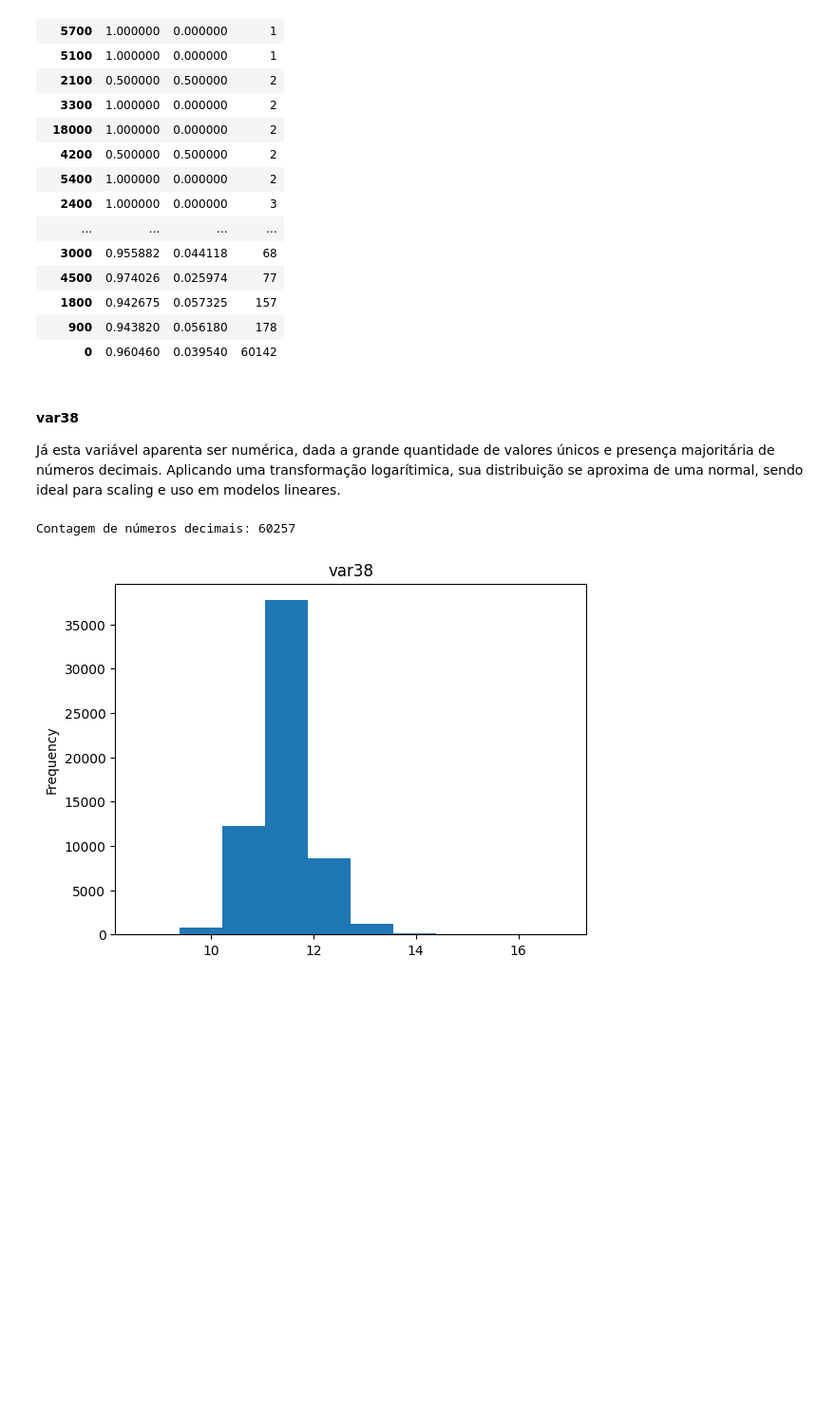
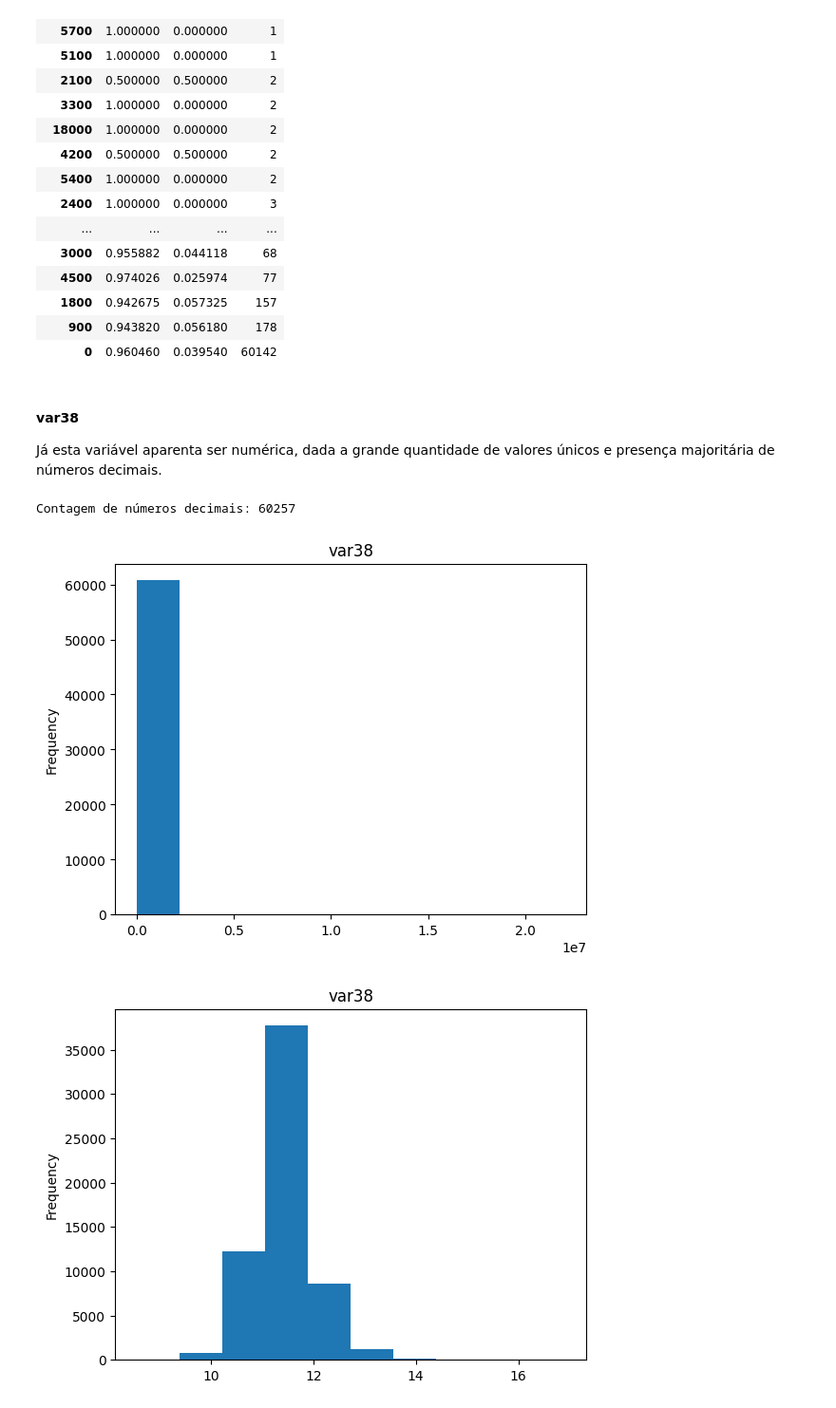
Before and after one commit to FelipeViacava/data-masters-case, a Jupyter notebook: 01-eda.ipynb, the cells around one changed output. Shown at 95% size. Drawn from its saved outputs; the diff is of its cells as text; code cells hidden in the pictures; blank space fills up the shorter version.

```diff
--- a/01-eda.ipynb
+++ b/01-eda.ipynb
@@ -677,7 +677,7 @@ ct.sort_values(by="count")
 | 0 | 0.960460 | 0.039540 | 60142 |
 # %% [markdown]
 #### var38
-Já esta variável aparenta ser numérica, dada a grande quantidade de valores únicos e presença majoritária de números decimais. Aplicando uma transformação logarítimica, sua distribuição se aproxima de uma normal, sendo ideal para scaling e uso em modelos lineares.
+Já esta variável aparenta ser numérica, dada a grande quantidade de valores únicos e presença majoritária de números decimais.
 # %%
 var = "var38"
 # %%
@@ -685,6 +685,12 @@ nfloat = df[var].apply(lambda x: 0 if x%1 == 0 else 1).sum()
 print(f"Contagem de números decimais: {nfloat}")
 # %% [output]
 Contagem de números decimais: 60257
+# %%
+df[var].plot.hist()
+plt.title(var)
+plt.show()
+# %% [output]
+[figure, added]
 # %%
 df[var].apply(lambda x: np.log(x+1)).plot.hist()
 plt.title(var)
```
Also changed, not shown: parts of 2 cells of this notebook, 1 other file.
